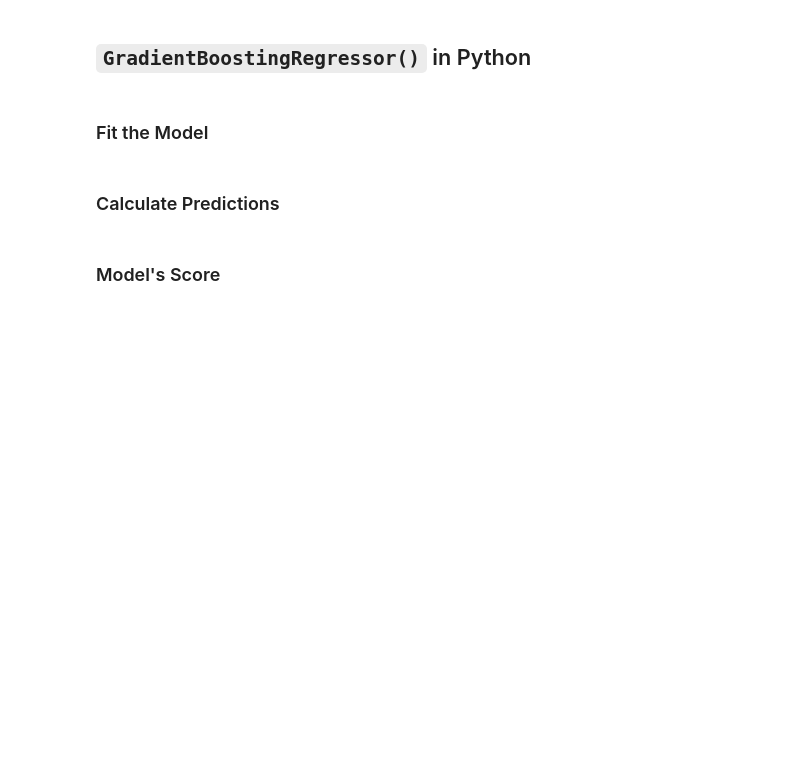
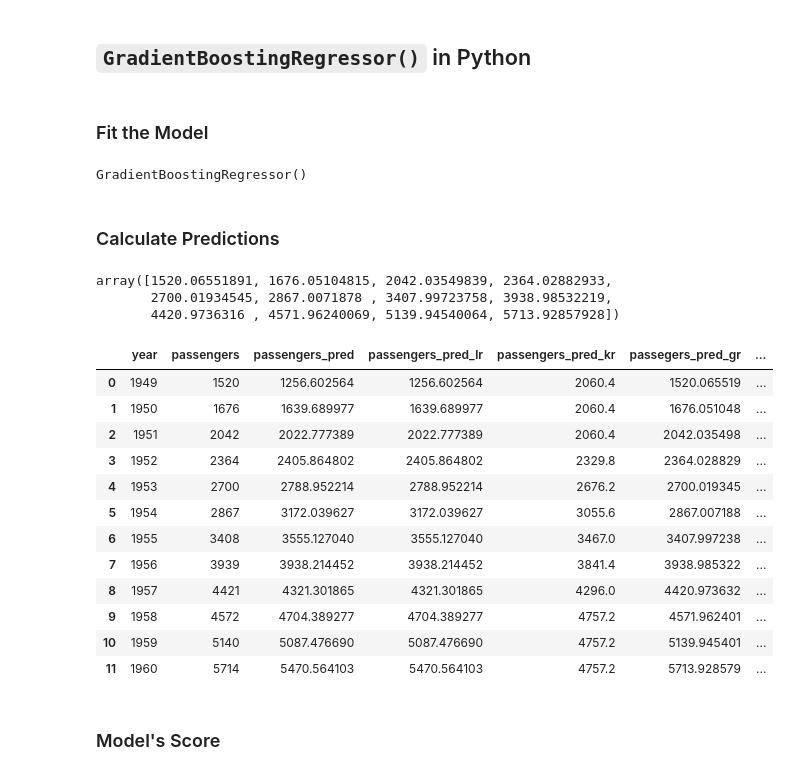
Before and after one commit to Axxst/resolving-machine-learning-python, a Jupyter notebook: 01_The Linear Regression & Supervised Regression Models/01D_ml-linear-regression_practice_blank.ipynb, the cells around one changed output. Cells and saved outputs as stored; diff of their text form; code cells hidden in the pictures; blank space fills up the shorter version.

```diff
--- a/01_The Linear Regression & Supervised Regression Models/01D_ml-linear-regression_practice_blank.ipynb
+++ b/01_The Linear Regression & Supervised Regression Models/01D_ml-linear-regression_practice_blank.ipynb
@@ -90,0 +137,2 @@ from sklearn.neighbors import KNeighborsRegressor
+# %%
+model_kr.fit(X=feature, y=target)
@@ -101,4 +164,31 @@ from sklearn.ensemble import GradientBoostingRegressor
+# %%
+model_gr.fit(X=feature, y=target)
+# %% [output]
+GradientBoostingRegressor()
 # %% [markdown]
 ### Calculate Predictions
+# %%
+model_gr.predict(X=feature)
+# %% [output]
+array([1520.06551891, 1676.05104815, 2042.03549839, 2364.02882933,
+       2700.01934545, 2867.0071878 , 3407.99723758, 3938.98532219,
+       4420.9736316 , 4571.96240069, 5139.94540064, 5713.92857928])
+# %%
+df_flightsYear['passengers_pred_gr']= model_gr.predict(X=feature)
+df_flightsYear
+# %% [output]
+|  | year | passengers | passengers_pred | passengers_pred_lr | passengers_pred_kr | passegers_pred_gr | ... |
+| 0 | 1949 | 1520 | 1256.602564 | 1256.602564 | 2060.4 | 1520.065519 | ... |
+| 1 | 1950 | 1676 | 1639.689977 | 1639.689977 | 2060.4 | 1676.051048 | ... |
+| 2 | 1951 | 2042 | 2022.777389 | 2022.777389 | 2060.4 | 2042.035498 | ... |
+| 3 | 1952 | 2364 | 2405.864802 | 2405.864802 | 2329.8 | 2364.028829 | ... |
+| 4 | 1953 | 2700 | 2788.952214 | 2788.952214 | 2676.2 | 2700.019345 | ... |
+| 5 | 1954 | 2867 | 3172.039627 | 3172.039627 | 3055.6 | 2867.007188 | ... |
+| 6 | 1955 | 3408 | 3555.127040 | 3555.127040 | 3467.0 | 3407.997238 | ... |
+| 7 | 1956 | 3939 | 3938.214452 | 3938.214452 | 3841.4 | 3938.985322 | ... |
+| 8 | 1957 | 4421 | 4321.301865 | 4321.301865 | 4296.0 | 4420.973632 | ... |
+| 9 | 1958 | 4572 | 4704.389277 | 4704.389277 | 4757.2 | 4571.962401 | ... |
+| 10 | 1959 | 5140 | 5087.476690 | 5087.476690 | 4757.2 | 5139.945401 | ... |
+| 11 | 1960 | 5714 | 5470.564103 | 5470.564103 | 4757.2 | 5713.928579 | ... |
 # %% [markdown]
 ### Model's Score
```
Also changed, not shown: parts of 26 cells of this notebook, 1 other file.
